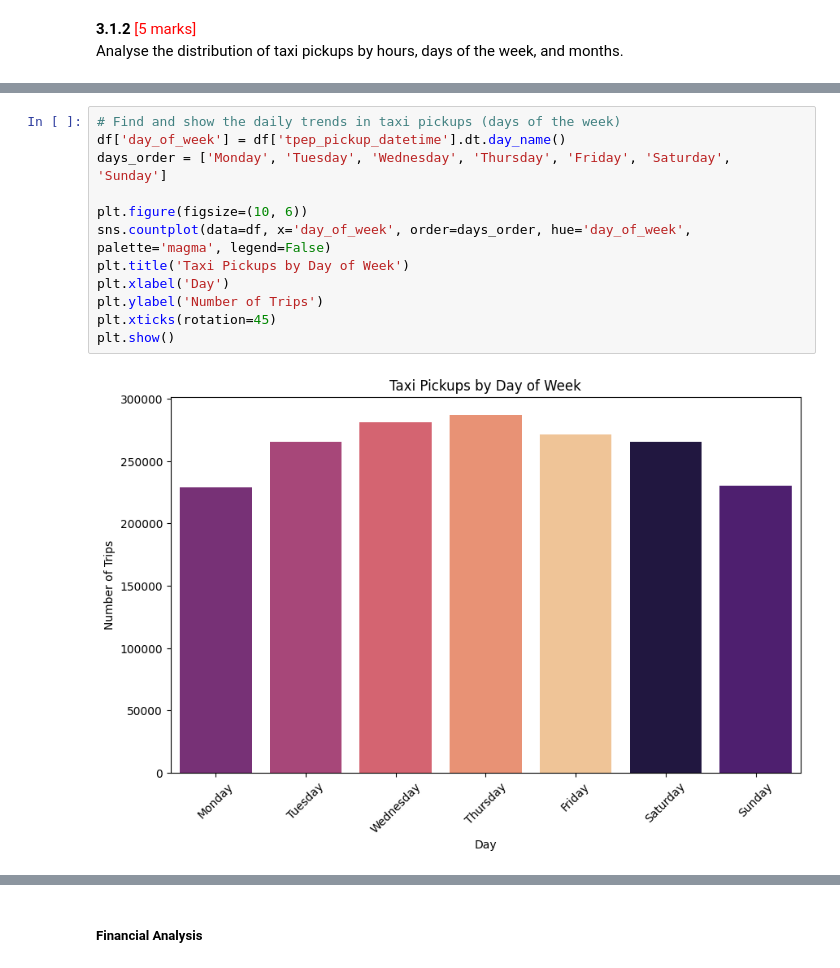
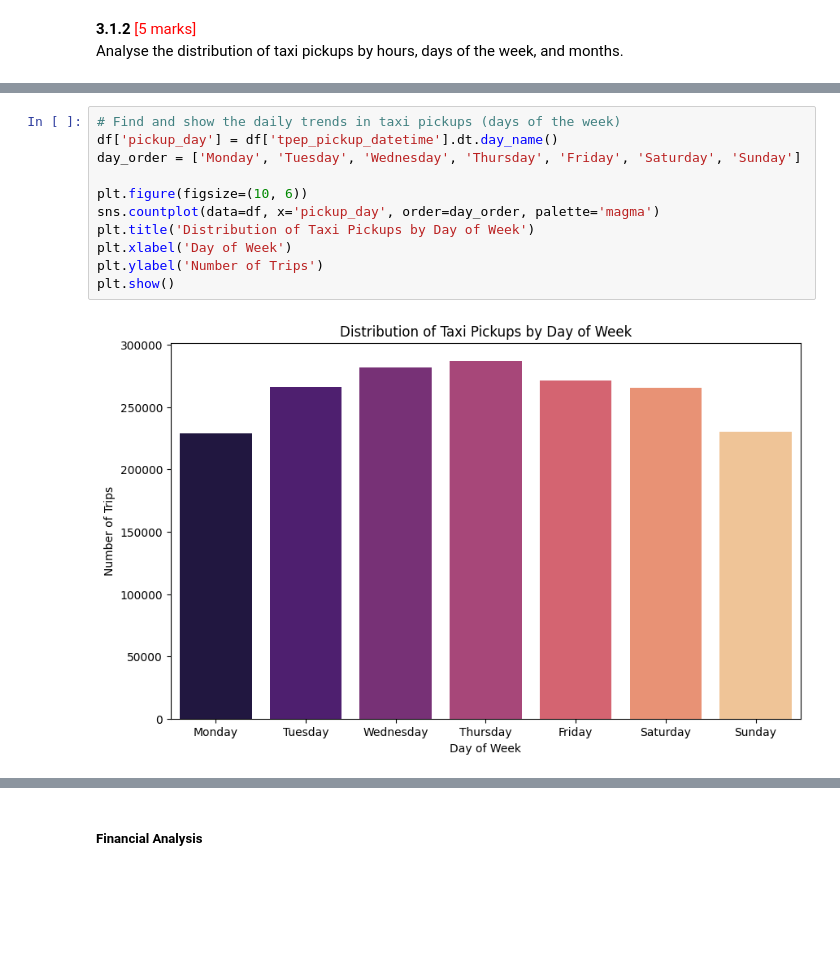
Before and after one commit to VipinMadhaan/applied-ai, a Jupyter notebook: C1MA-EDA/EDA_NYC_Taxi_Analysis_Vipin_Kumar.ipynb, the cells around one changed output, grey strips where cells are left out. Drawn from its saved outputs; the diff is of its cells as text; blank space fills up the shorter version.

```diff
--- a/C1MA-EDA/EDA_NYC_Taxi_Analysis_Vipin_Kumar.ipynb
+++ b/C1MA-EDA/EDA_NYC_Taxi_Analysis_Vipin_Kumar.ipynb
@@ -559,18 +618,17 @@ plt.show()
 [figure]
 # %%
 # Find and show the daily trends in taxi pickups (days of the week)
-df['day_of_week'] = df['tpep_pickup_datetime'].dt.day_name()
-days_order = ['Monday', 'Tuesday', 'Wednesday', 'Thursday', 'Friday', 'Saturday', 'Sunday']
+df['pickup_day'] = df['tpep_pickup_datetime'].dt.day_name()
+day_order = ['Monday', 'Tuesday', 'Wednesday', 'Thursday', 'Friday', 'Saturday', 'Sunday']
 
 plt.figure(figsize=(10, 6))
-sns.countplot(data=df, x='day_of_week', order=days_order, hue='day_of_week', palette='magma', legend=False)
-plt.title('Taxi Pickups by Day of Week')
-plt.xlabel('Day')
+sns.countplot(data=df, x='pickup_day', order=day_order, palette='magma')
+plt.title('Distribution of Taxi Pickups by Day of Week')
+plt.xlabel('Day of Week')
 plt.ylabel('Number of Trips')
-plt.xticks(rotation=45)
 plt.show()
 # %% [output]
-[figure, old version]
+[figure, new version]
 # %%
 # Show the monthly trends in pickups
 df['month'] = df['tpep_pickup_datetime'].dt.month_name()
```
Also changed, not shown: parts of 75 cells of this notebook, 24 other files.
